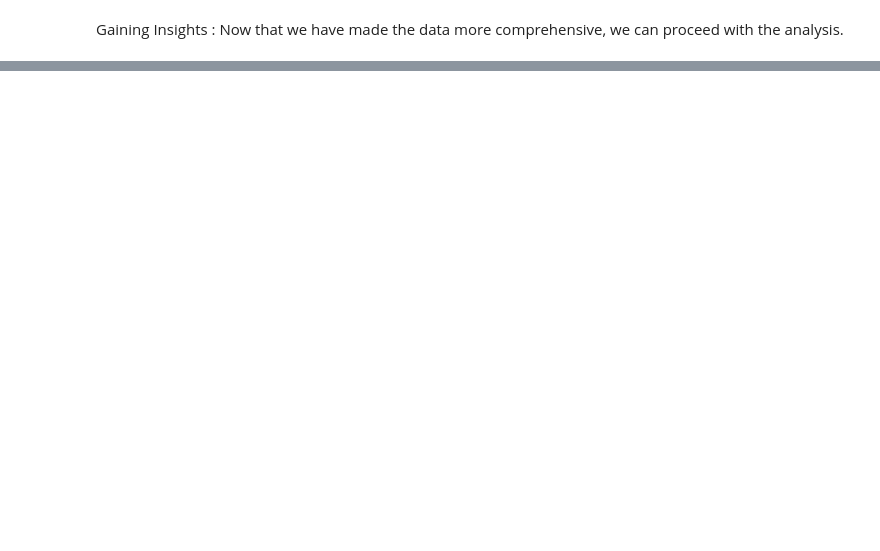
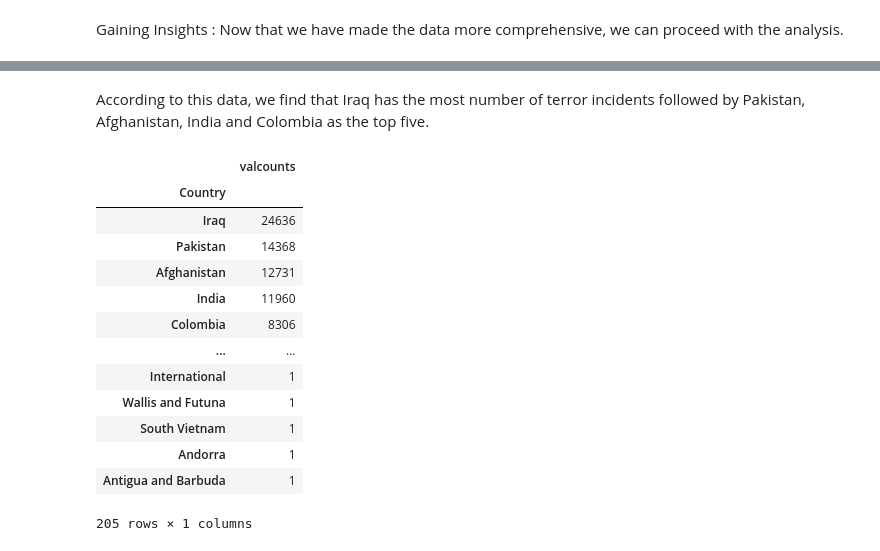
Before and after one commit to GauravBFG10K/Global-Terrorism---EDA, a Jupyter notebook: Global_Terrorism_Analysis_Capstone_Project.ipynb, the cells around one changed output, grey strips where cells are left out. Drawn from its saved outputs; the diff is of its cells as text; code cells hidden in the pictures; blank space fills up the shorter version.

```diff
--- a/Global_Terrorism_Analysis_Capstone_Project.ipynb
+++ b/Global_Terrorism_Analysis_Capstone_Project.ipynb
@@ -175,0 +192,22 @@ df.corr()
+# %% [markdown]
+According to this data, we find that Iraq has the most number of terror incidents followed by Pakistan, Afghanistan, India and Colombia as the top five.
+# %%
+dfc = df['country_txt'].value_counts().to_frame()
+dfc.rename(columns={'country_txt': 'valcounts'}, inplace=True)
+dfc.index.name = 'Country'
+dfc
+# %% [output]
+|  | valcounts |
+| Country |  |
+| Iraq | 24636 |
+| Pakistan | 14368 |
+| Afghanistan | 12731 |
+| India | 11960 |
+| Colombia | 8306 |
+| ... | ... |
+| International | 1 |
+| Wallis and Futuna | 1 |
+| South Vietnam | 1 |
+| Andorra | 1 |
+| Antigua and Barbuda | 1 |
+205 rows × 1 columns
```
Also changed, not shown: parts of 3 cells of this notebook.
